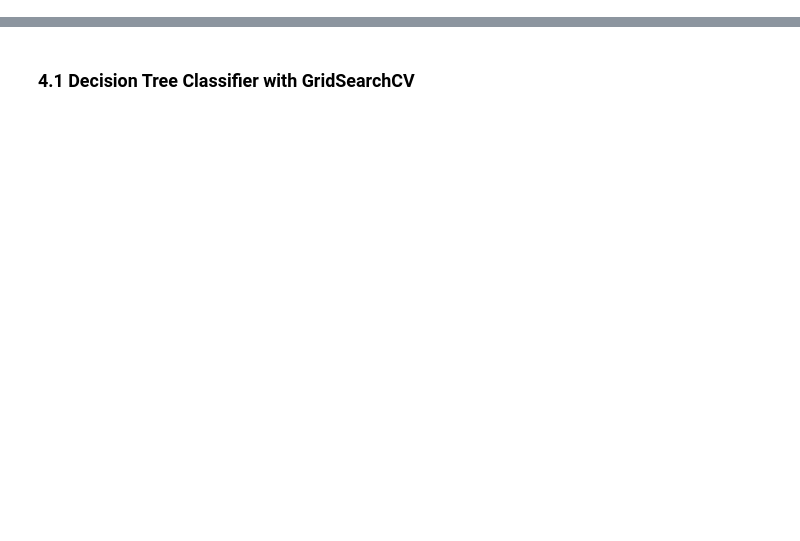
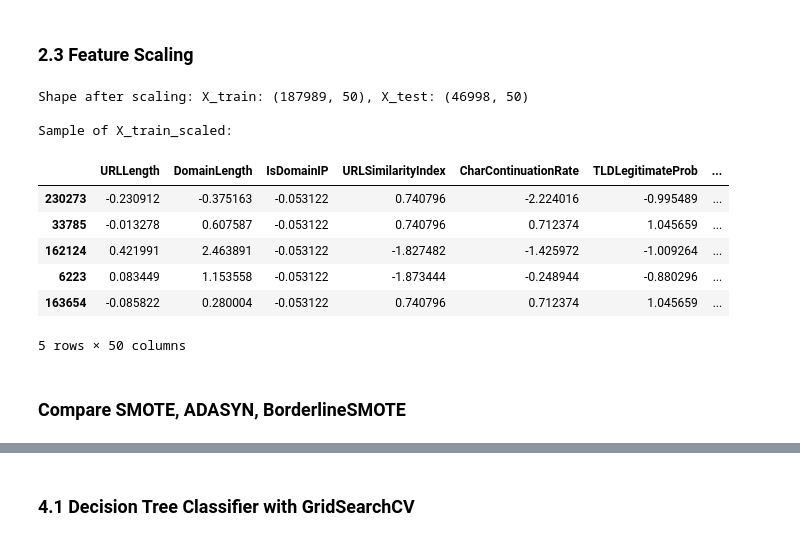
Before and after one commit to haiderCho/CSE445-Project-MLPUD, a Jupyter notebook: ML_Pipeline.ipynb, the cells around one changed output, grey strips where cells are left out. Drawn from its saved outputs; the diff is of its cells as text; code cells hidden in the pictures; blank space fills up the shorter version.

```diff
--- a/ML_Pipeline.ipynb
+++ b/ML_Pipeline.ipynb
@@ -209,0 +23,5 @@ plt.show()
+# %%
+# Load dataset
+file_path = 'PhiUSIIL_Phishing_URL_Dataset.csv'
+df = pd.read_csv(file_path)
+df.info()
@@ -209,0 +50,10 @@ plt.show()
+# %%
+# Necessary categorical columns are already encoded
+# Drop ['FILENAME', 'URL', 'DOMAIN', 'TLD', 'TITLE'] columns,
+# as they are not needed for the model training, and causes issues with the model
+
+df = df.select_dtypes(include=['number']).copy()
+
+# Remove duplicate rows
+df = df.drop_duplicates()
+df.shape
@@ -209,0 +64,14 @@ plt.show()
+# %%
+# Split
+X = df.iloc[:, :-1]  # All rows, all columns except the last one
+y = df.iloc[:, -1]   # All rows, only the last column
+
+X_train, X_test, y_train, y_test = train_test_split(
+    X, y, test_size=0.2, random_state=42, stratify=y
+)
+
+print(f"Training set shape: {X_train.shape}, {y_train.shape}")
+print(f"Testing set shape: {X_test.shape}, {y_test.shape}")
+
+print("\nSample of X_train:\n")
+print(X_train.head())
@@ -209,0 +96,31 @@ plt.show()
+# %% [markdown]
+### 2.3 Feature Scaling
+# %%
+# Initialize scaler
+scaler = StandardScaler()
+
+# Fit only on training data
+X_train_scaled = scaler.fit_transform(X_train)
+X_test_scaled = scaler.transform(X_test)
+
+# Convert back to DataFrame
+X_train_scaled = pd.DataFrame(X_train_scaled, columns=X_train.columns, index=X_train.index)
+X_test_scaled = pd.DataFrame(X_test_scaled, columns=X_test.columns, index=X_test.index)
+
+print(f"Shape after scaling: X_train: {X_train_scaled.shape}, X_test: {X_test_scaled.shape}")
+
+print("\nSample of X_train_scaled:\n")
+X_train_scaled.head()
+# %% [output]
+Shape after scaling: X_train: (187989, 50), X_test: (46998, 50)
+
+Sample of X_train_scaled:
+|  | URLLength | DomainLength | IsDomainIP | URLSimilarityIndex | CharContinuationRate | TLDLegitimateProb | ... |
+| 230273 | -0.230912 | -0.375163 | -0.053122 | 0.740796 | -2.224016 | -0.995489 | ... |
+| 33785 | -0.013278 | 0.607587 | -0.053122 | 0.740796 | 0.712374 | 1.045659 | ... |
+| 162124 | 0.421991 | 2.463891 | -0.053122 | -1.827482 | -1.425972 | -1.009264 | ... |
+| 6223 | 0.083449 | 1.153558 | -0.053122 | -1.873444 | -0.248944 | -0.880296 | ... |
+| 163654 | -0.085822 | 0.280004 | -0.053122 | 0.740796 | 0.712374 | 1.045659 | ... |
+5 rows × 50 columns
+# %% [markdown]
+### Compare SMOTE, ADASYN, BorderlineSMOTE
```
Also changed, not shown: parts of 85 cells of this notebook, 18 other files.
